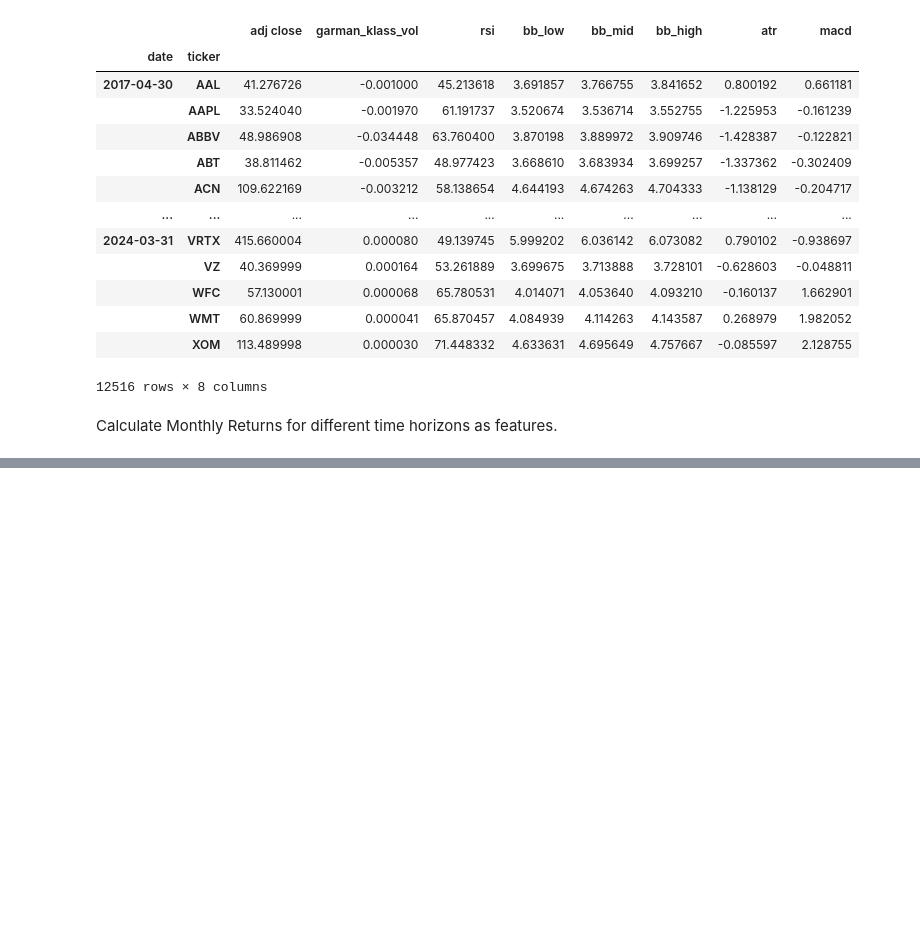
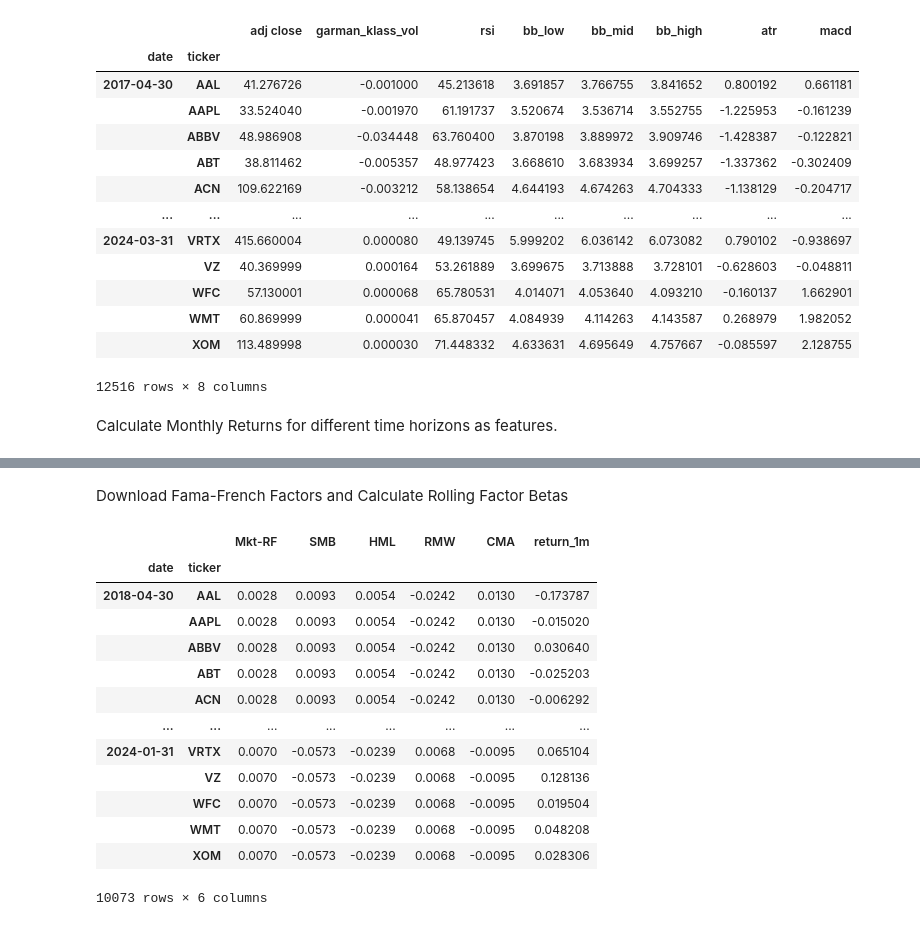
Before and after one commit to aivarasmink/ptu20_ml_reinforcement, a Jupyter notebook: ml_trading/trading_ml.ipynb, the cells around one changed output, grey strips where cells are left out. Cells and saved outputs as stored; diff of their text form; code cells hidden in the pictures; blank space fills up the shorter version.

```diff
--- a/ml_trading/trading_ml.ipynb
+++ b/ml_trading/trading_ml.ipynb
@@ -155,0 +235,31 @@ Calculate Monthly Returns for different time horizons as features.
+# %% [markdown]
+Download Fama-French Factors and Calculate Rolling Factor Betas
+# %%
+factor_data = web.DataReader('F-F_Research_Data_5_Factors_2x3',
+                               'famafrench',
+                               start='2010')[0].drop('RF', axis=1)
+
+factor_data.index = factor_data.index.to_timestamp()
+
+factor_data = factor_data.resample('M').last().div(100)
+
+factor_data.index.name = 'date'
+
+factor_data = factor_data.join(data['return_1m']).sort_index()
+
+factor_data
+# %% [output]
+|  |  | Mkt-RF | SMB | HML | RMW | CMA | return_1m |
+| date | ticker |  |  |  |  |  |  |
+| 2018-04-30 | AAL | 0.0028 | 0.0093 | 0.0054 | -0.0242 | 0.0130 | -0.173787 |
+|  | AAPL | 0.0028 | 0.0093 | 0.0054 | -0.0242 | 0.0130 | -0.015020 |
+|  | ABBV | 0.0028 | 0.0093 | 0.0054 | -0.0242 | 0.0130 | 0.030640 |
+|  | ABT | 0.0028 | 0.0093 | 0.0054 | -0.0242 | 0.0130 | -0.025203 |
+|  | ACN | 0.0028 | 0.0093 | 0.0054 | -0.0242 | 0.0130 | -0.006292 |
+| ... | ... | ... | ... | ... | ... | ... | ... |
+| 2024-01-31 | VRTX | 0.0070 | -0.0573 | -0.0239 | 0.0068 | -0.0095 | 0.065104 |
+|  | VZ | 0.0070 | -0.0573 | -0.0239 | 0.0068 | -0.0095 | 0.128136 |
+|  | WFC | 0.0070 | -0.0573 | -0.0239 | 0.0068 | -0.0095 | 0.019504 |
+|  | WMT | 0.0070 | -0.0573 | -0.0239 | 0.0068 | -0.0095 | 0.048208 |
+|  | XOM | 0.0070 | -0.0573 | -0.0239 | 0.0068 | -0.0095 | 0.028306 |
+10073 rows × 6 columns
```
Also changed, not shown: parts of 8 cells of this notebook.
